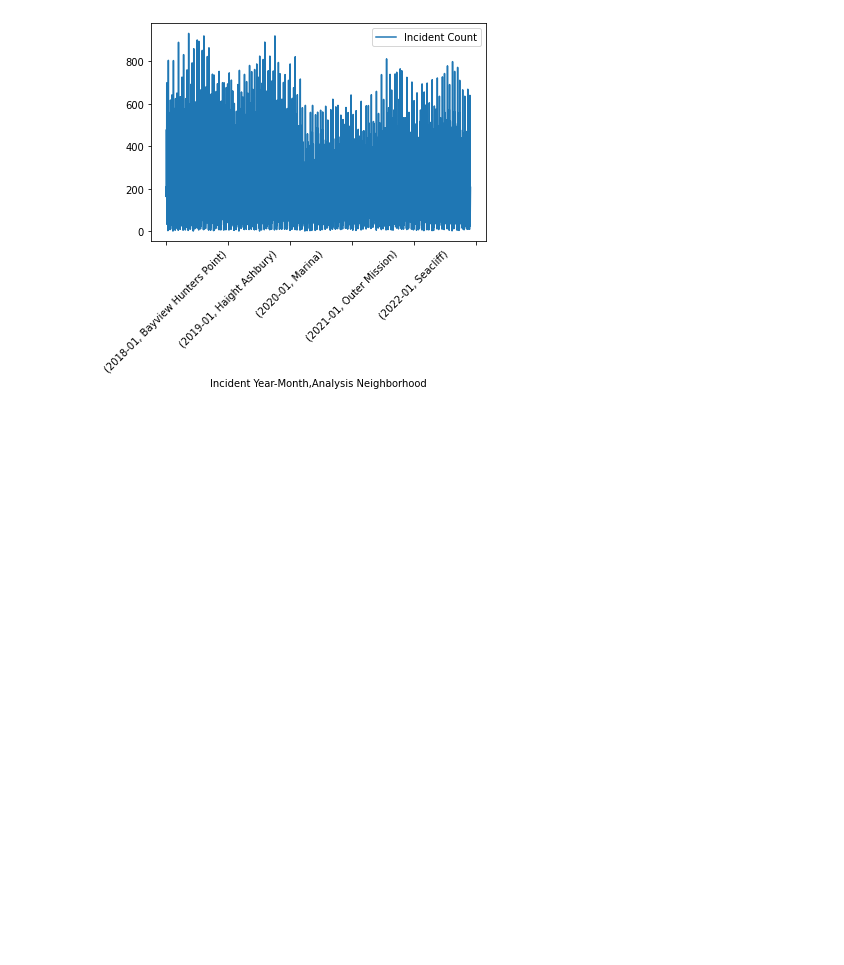
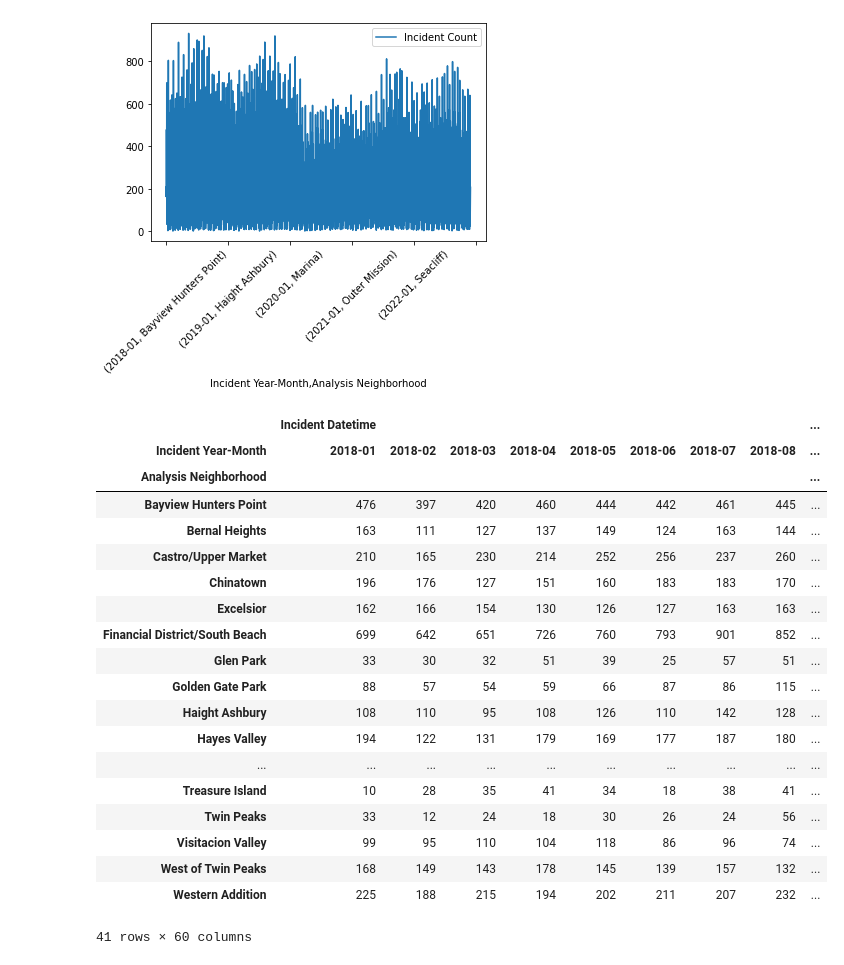
Before and after one commit to ahmed-saleem916/Virtual-Reality-, a Jupyter notebook: date+neighborhood_groupbys.ipynb, the cells around one changed output. Saved outputs shown, nothing was run; the diff lists cells and outputs as text; code cells hidden in the pictures; blank space fills up the shorter version.

```diff
--- a/date+neighborhood_groupbys.ipynb
+++ b/date+neighborhood_groupbys.ipynb
@@ -261,3 +272,33 @@ plt.xticks(rotation=45)
 plt.show()
 # %% [output]
 [figure]
+# %%
+# neighborhood = pd.Categorical
+
+neighborhood_groupby = pd.pivot_table(data=incident_dtypes, index=incident_dtypes['Analysis Neighborhood'],
+                                         columns=incident_dtypes['Incident Year-Month'], values=['Incident Datetime'],
+                                     aggfunc='count')
+neighborhood_groupby
+
+# dfp = pd.pivot_table(data=df, index=df.date.dt.year, columns='months', values='value')
+# %% [output]
+|  | Incident Datetime |  |  |  |  |  |  |  | ... |
+| Incident Year-Month | 2018-01 | 2018-02 | 2018-03 | 2018-04 | 2018-05 | 2018-06 | 2018-07 | 2018-08 | ... |
+| Analysis Neighborhood |  |  |  |  |  |  |  |  | ... |
+| Bayview Hunters Point | 476 | 397 | 420 | 460 | 444 | 442 | 461 | 445 | ... |
+| Bernal Heights | 163 | 111 | 127 | 137 | 149 | 124 | 163 | 144 | ... |
+| Castro/Upper Market | 210 | 165 | 230 | 214 | 252 | 256 | 237 | 260 | ... |
+| Chinatown | 196 | 176 | 127 | 151 | 160 | 183 | 183 | 170 | ... |
+| Excelsior | 162 | 166 | 154 | 130 | 126 | 127 | 163 | 163 | ... |
+| Financial District/South Beach | 699 | 642 | 651 | 726 | 760 | 793 | 901 | 852 | ... |
+| Glen Park | 33 | 30 | 32 | 51 | 39 | 25 | 57 | 51 | ... |
+| Golden Gate Park | 88 | 57 | 54 | 59 | 66 | 87 | 86 | 115 | ... |
+| Haight Ashbury | 108 | 110 | 95 | 108 | 126 | 110 | 142 | 128 | ... |
+| Hayes Valley | 194 | 122 | 131 | 179 | 169 | 177 | 187 | 180 | ... |
+| ... | ... | ... | ... | ... | ... | ... | ... | ... | ... |
+| Treasure Island | 10 | 28 | 35 | 41 | 34 | 18 | 38 | 41 | ... |
+| Twin Peaks | 33 | 12 | 24 | 18 | 30 | 26 | 24 | 56 | ... |
+| Visitacion Valley | 99 | 95 | 110 | 104 | 118 | 86 | 96 | 74 | ... |
+| West of Twin Peaks | 168 | 149 | 143 | 178 | 145 | 139 | 157 | 132 | ... |
+| Western Addition | 225 | 188 | 215 | 194 | 202 | 211 | 207 | 232 | ... |
+41 rows × 60 columns
```
Also changed, not shown: parts of 6 cells of this notebook.
